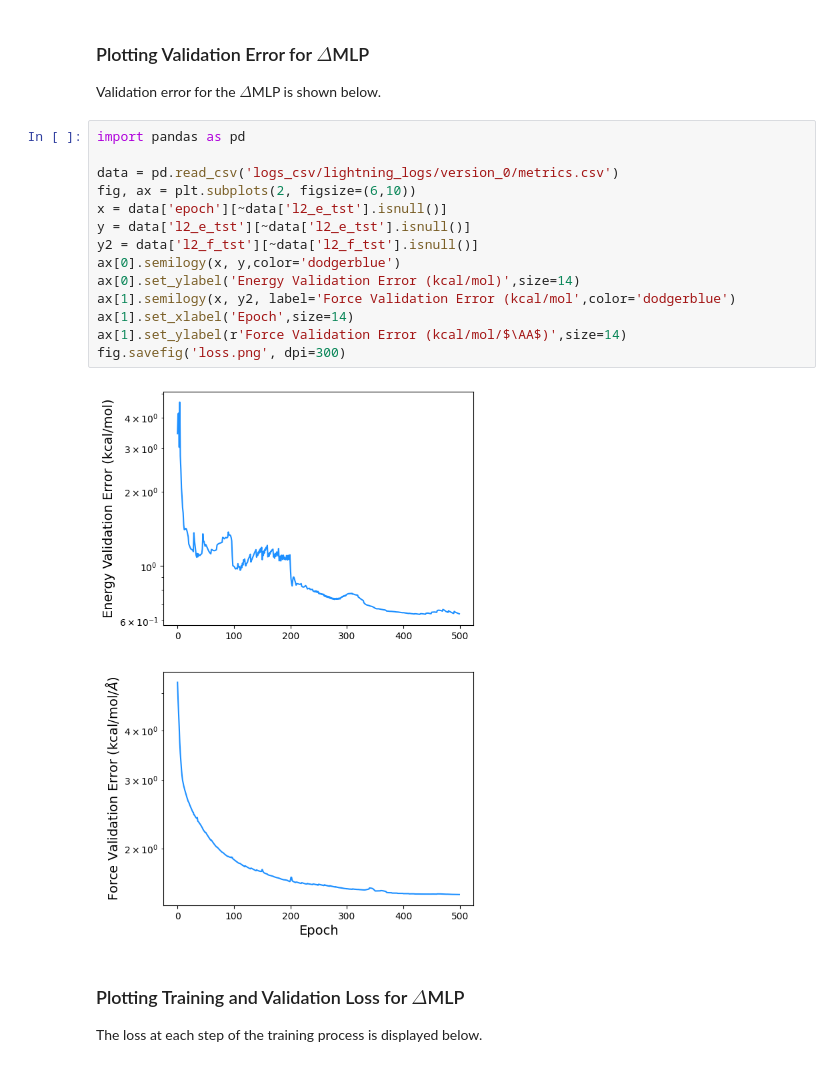
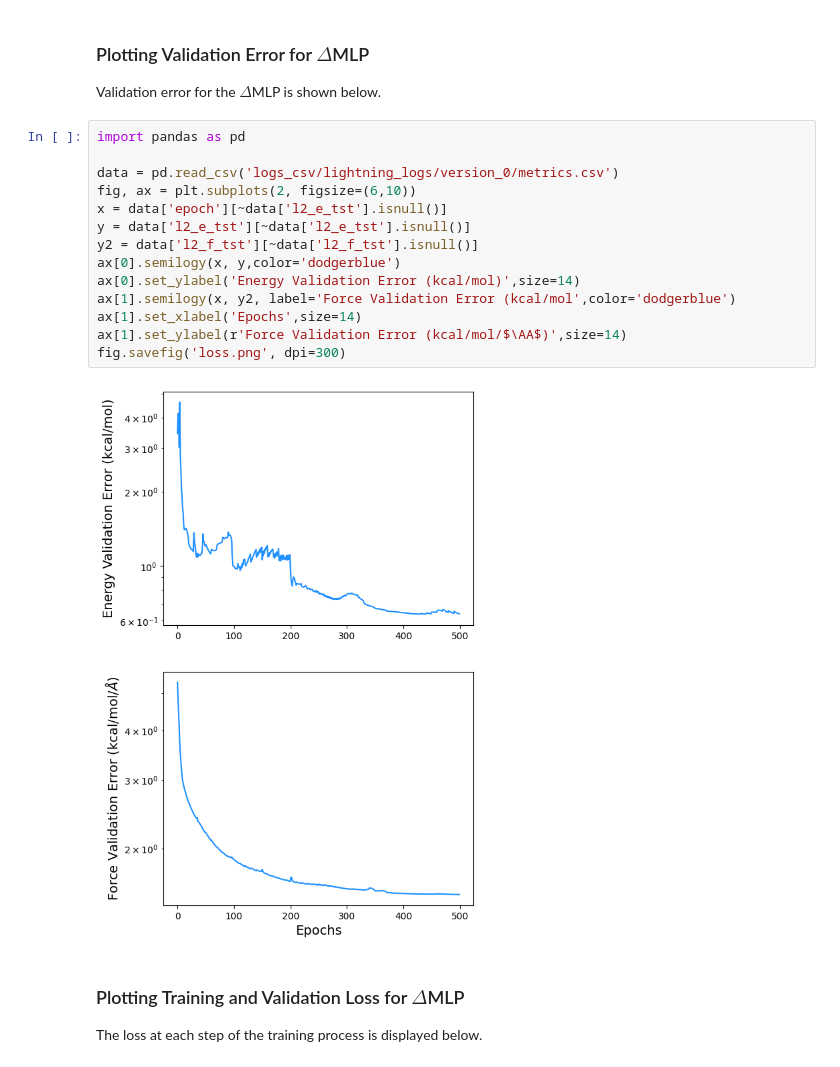
Before and after one commit to cc-ats/mlp_tutorial, a Jupyter notebook: Lesson5_BP-FNN_MLP.ipynb, the cells around one changed output. Drawn from its saved outputs; the diff is of its cells as text.

```diff
--- a/Lesson5_BP-FNN_MLP.ipynb
+++ b/Lesson5_BP-FNN_MLP.ipynb
@@ -486,19 +486,19 @@ Validation error for the $\Delta$MLP is shown below.
 # %%
 import pandas as pd
 
 data = pd.read_csv('logs_csv/lightning_logs/version_0/metrics.csv')
 fig, ax = plt.subplots(2, figsize=(6,10))
 x = data['epoch'][~data['l2_e_tst'].isnull()]
 y = data['l2_e_tst'][~data['l2_e_tst'].isnull()]
 y2 = data['l2_f_tst'][~data['l2_f_tst'].isnull()]
 ax[0].semilogy(x, y,color='dodgerblue')
 ax[0].set_ylabel('Energy Validation Error (kcal/mol)',size=14)
 ax[1].semilogy(x, y2, label='Force Validation Error (kcal/mol',color='dodgerblue')
-ax[1].set_xlabel('Epoch',size=14)
+ax[1].set_xlabel('Epochs',size=14)
 ax[1].set_ylabel(r'Force Validation Error (kcal/mol/$\AA$)',size=14)
 fig.savefig('loss.png', dpi=300)
 # %% [output]
-[figure, old version]
+[figure, new version]
 # %% [markdown]
 ### Plotting Training and Validation Loss for $\Delta$MLP
 
```
